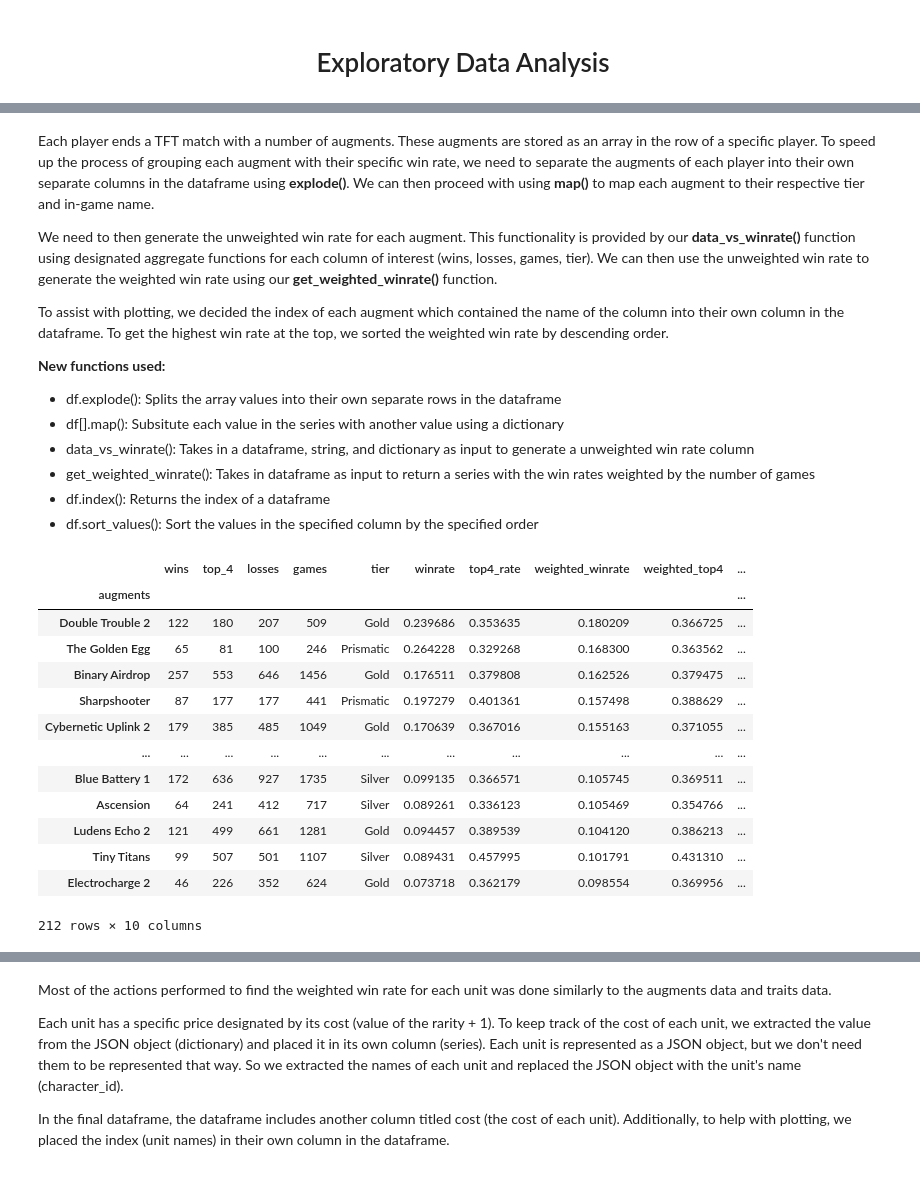
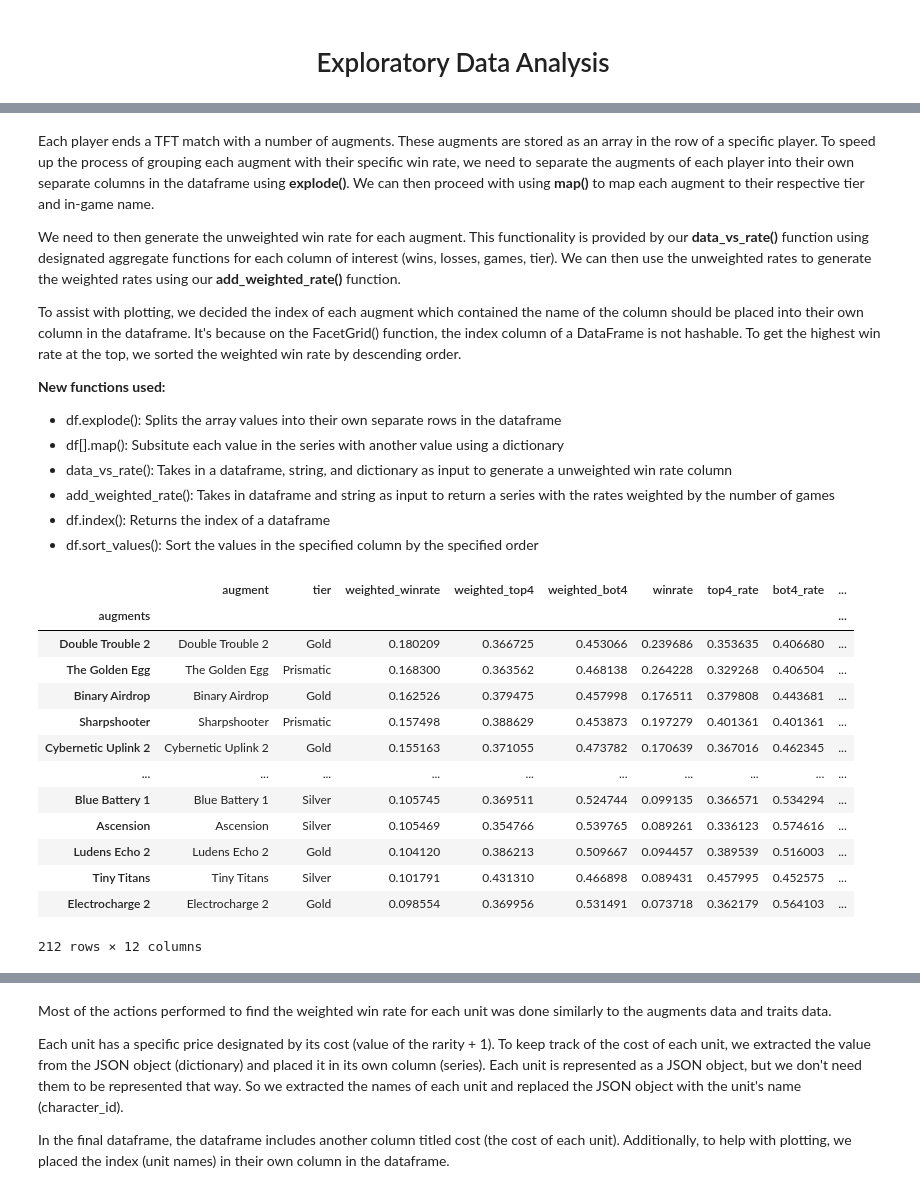
Before and after one commit to jdang2/jdang2.github.io, a Jupyter notebook: CMSC320Final.ipynb, the cells around one changed output, grey strips where cells are left out. Cells and saved outputs as stored; diff of their text form; code cells hidden in the pictures.

```diff
--- a/CMSC320Final.ipynb
+++ b/CMSC320Final.ipynb
@@ -317,6 +412,7 @@ We can now convert the json directly into a pandas dataframe for analysis.
 # %%
 # if the JSON isn't already saved to a variable in the form of a dictionary
-# you will first need to open the json file which can be done with the following 2 lines of commented code
+# you will first need to open the json file which can be done with the following 2 lines of
+# commented code
 
 # with open('TFTdataset.json') as json_file:
 #     data = json.load(json_file)
@@ -329,4 +425,5 @@ df["augments"] = df["augments"].apply(eval)
 df["traits"] = df["traits"].apply(eval)
 df["placement"] = pd.to_numeric(df["placement"])
 
-df
+# Remove extraneous columns like Match ID and level.
+df.drop(axis=1, columns=['Match ID', 'level'], inplace=True)
@@ -392,14 +504,5 @@ Output: A Panda Series
 # %%
-def get_weighted_winrate(data, category):
+def get_weighted_rate(data, category):
     numer = data[category] + data[category].mean()
     denom = data['games'] + data["games"].mean()
     return numer / denom
-# %%
-with open('TFTAugmentDictionary.json') as json_file:
-    augmentDictionary = json.load(json_file)
-
-with open('TFTAugmentNamesDict.json') as json_file:
-    augmentNamesDictionary = json.load(json_file)
-
-with open('TFTTraitDictionary.json') as json_file:
-    traitDictionary = json.load(json_file)
@@ -406,65 +516,74 @@ with open('TFTTraitDictionary.json') as json_file:
+# %%
+def add_weighted_rate(data):
+    data.insert(0, 'weighted_bot4', get_weighted_rate(data, 'losses'))
+    data.insert(0, 'weighted_top4', get_weighted_rate(data, 'top_4'))
+    # Generate the weighted win rate for augments.
+    data.insert(0, 'weighted_winrate', get_weighted_rate(data, 'wins'))
+
+    return data
 # %% [markdown]
 Each player ends a TFT match with a number of augments. These augments are stored as an array in the row of a specific player. To speed up the process of grouping each augment with their specific win rate, we need to separate the augments of each player into their own separate columns in the dataframe using <strong>explode()</strong>. We can then proceed with using <strong>map()</strong> to map each augment to their respective tier and in-game name.
 
-We need to then generate the unweighted win rate for each augment. This functionality is provided by our <strong>data_vs_winrate()</strong> function using designated aggregate functions for each column of interest (wins, losses, games, tier). We can then use the unweighted win rate to generate the weighted win rate using our <strong>get_weighted_winrate()</strong> function.
+We need to then generate the unweighted win rate for each augment. This functionality is provided by our <strong>data_vs_rate()</strong> function using designated aggregate functions for each column of interest (wins, losses, games, tier). We can then use the unweighted rates to generate the weighted rates using our <strong>add_weighted_rate()</strong> function.
 
-To assist with plotting, we decided the index of each augment which contained the name of the column into their own column in the dataframe. To get the highest win rate at the top, we sorted the weighted win rate by descending order.
+To assist with plotting, we decided the index of each augment which contained the name of the column should be placed into their own column in the dataframe. It's because on the FacetGrid() function, the index column of a DataFrame is not hashable. To get the highest win rate at the top, we sorted the weighted win rate by descending order.
 
 <strong>New functions used:</strong>
 - df.explode(): Splits the array values into their own separate rows in the dataframe
 - df[].map(): Subsitute each value in the series with another value using a dictionary
-- data_vs_winrate(): Takes in a dataframe, string, and dictionary as input to generate a unweighted win rate column
-- get_weighted_winrate(): Takes in dataframe as input to return a series with the win rates weighted by the number of games
+- data_vs_rate(): Takes in a dataframe, string, and dictionary as input to generate a unweighted win rate column
+- add_weighted_rate(): Takes in dataframe and string as input to return a series with the rates weighted by the number of games
 - df.index(): Returns the index of a dataframe
 - df.sort_values(): Sort the values in the specified column by the specified order
 # %%
 # Split the array of augments into different rows in the dataframe
 augment_df = df.explode("augments")
 
 # Each augment has a specific tier (Silver, Gold, Prismatic). We manually mapped the augment to their
 # respective tier in a JSON file and turned it into a dictionary that we can use to populate the tiers
 # in the dataframe.
 augment_df['tier'] = augment_df['augments'].map(augmentDictionary)
 
 
 # Some of the augment names labeled inside the Riot Games API is inaccurate compared to the names in the game.augment_df
 # Similarly, we mapped the augment's name to the correct name and turned it into a dictionary for accuracy
 augment_df['augments'] = augment_df['augments'].map(augmentNamesDictionary)
 
 # Map specific columns to their designated aggregate function. We need the total number of
-# wins, losses, games, and have each tier mapped to the correct augment.
+# wins, top 4, losses, games, and have each tier mapped to the correct augment.
 aug_aggregate_funcs = {'wins': 'sum', 'top_4': 'sum', 'losses': 'sum', 'games': 'count', 'tier':pd.Series.mode}
 
-# Generate the unweighted win rate for the augments with the function we previously defined.
-augment_df = data_vs_winrate(augment_df, 'augments', aug_aggregate_funcs)
+# Generate the unweighted rates for the augments with the function we previously defined.
+augment_df = data_vs_rate(augment_df, 'augments', aug_aggregate_funcs)
 
-# Generate the weighted win rate for augments.
-augment_df['weighted_winrate'] = get_weighted_winrate(augment_df, 'wins')
-
-augment_df['weighted_top4'] = get_weighted_winrate(augment_df, 'top_4')
+# Generate the weighted rates for the augments with the function we previously defined.
+augment_df = add_weighted_rate(augment_df)
 
 # Place the names for all augments in their own column to help with plotting.
-augment_df['augment'] = augment_df.index
+augment_df.insert(0, 'augment', augment_df.index)
+
+# To organize the data, we decided to place the names of the augments in the front and the names of the
+# tiers after the augment names
+augment_df.insert(1, 'tier', augment_df.pop('tier'))
 
 # Sort the weighted win rates in descending order to get the highest win rate at the top and the lowest
 # win rate at the bottom.
 augment_df = augment_df.sort_values('weighted_winrate', ascending=False)
 
-
 # Display the dataframe
 augment_df
 # %% [output]
-|  | wins | top_4 | losses | games | tier | winrate | top4_rate | weighted_winrate | weighted_top4 | ... |
-| augments |  |  |  |  |  |  |  |  |  | ... |
-| Double Trouble 2 | 122 | 180 | 207 | 509 | Gold | 0.239686 | 0.353635 | 0.180209 | 0.366725 | ... |
-| The Golden Egg | 65 | 81 | 100 | 246 | Prismatic | 0.264228 | 0.329268 | 0.168300 | 0.363562 | ... |
-| Binary Airdrop | 257 | 553 | 646 | 1456 | Gold | 0.176511 | 0.379808 | 0.162526 | 0.379475 | ... |
-| Sharpshooter | 87 | 177 | 177 | 441 | Prismatic | 0.197279 | 0.401361 | 0.157498 | 0.388629 | ... |
-| Cybernetic Uplink 2 | 179 | 385 | 485 | 1049 | Gold | 0.170639 | 0.367016 | 0.155163 | 0.371055 | ... |
-| ... | ... | ... | ... | ... | ... | ... | ... | ... | ... | ... |
-| Blue Battery 1 | 172 | 636 | 927 | 1735 | Silver | 0.099135 | 0.366571 | 0.105745 | 0.369511 | ... |
-| Ascension | 64 | 241 | 412 | 717 | Silver | 0.089261 | 0.336123 | 0.105469 | 0.354766 | ... |
-| Ludens Echo 2 | 121 | 499 | 661 | 1281 | Gold | 0.094457 | 0.389539 | 0.104120 | 0.386213 | ... |
-| Tiny Titans | 99 | 507 | 501 | 1107 | Silver | 0.089431 | 0.457995 | 0.101791 | 0.431310 | ... |
-| Electrocharge 2 | 46 | 226 | 352 | 624 | Gold | 0.073718 | 0.362179 | 0.098554 | 0.369956 | ... |
+|  | augment | tier | weighted_winrate | weighted_top4 | weighted_bot4 | winrate | top4_rate | bot4_rate | ... |
+| augments |  |  |  |  |  |  |  |  | ... |
+| Double Trouble 2 | Double Trouble 2 | Gold | 0.180209 | 0.366725 | 0.453066 | 0.239686 | 0.353635 | 0.406680 | ... |
+| The Golden Egg | The Golden Egg | Prismatic | 0.168300 | 0.363562 | 0.468138 | 0.264228 | 0.329268 | 0.406504 | ... |
+| Binary Airdrop | Binary Airdrop | Gold | 0.162526 | 0.379475 | 0.457998 | 0.176511 | 0.379808 | 0.443681 | ... |
+| Sharpshooter | Sharpshooter | Prismatic | 0.157498 | 0.388629 | 0.453873 | 0.197279 | 0.401361 | 0.401361 | ... |
+| Cybernetic Uplink 2 | Cybernetic Uplink 2 | Gold | 0.155163 | 0.371055 | 0.473782 | 0.170639 | 0.367016 | 0.462345 | ... |
+| ... | ... | ... | ... | ... | ... | ... | ... | ... | ... |
+| Blue Battery 1 | Blue Battery 1 | Silver | 0.105745 | 0.369511 | 0.524744 | 0.099135 | 0.366571 | 0.534294 | ... |
+| Ascension | Ascension | Silver | 0.105469 | 0.354766 | 0.539765 | 0.089261 | 0.336123 | 0.574616 | ... |
+| Ludens Echo 2 | Ludens Echo 2 | Gold | 0.104120 | 0.386213 | 0.509667 | 0.094457 | 0.389539 | 0.516003 | ... |
+| Tiny Titans | Tiny Titans | Silver | 0.101791 | 0.431310 | 0.466898 | 0.089431 | 0.457995 | 0.452575 | ... |
+| Electrocharge 2 | Electrocharge 2 | Gold | 0.098554 | 0.369956 | 0.531491 | 0.073718 | 0.362179 | 0.564103 | ... |
-212 rows × 10 columns
+212 rows × 12 columns
```
Also changed, not shown: parts of 81 cells of this notebook, 18 other files.
